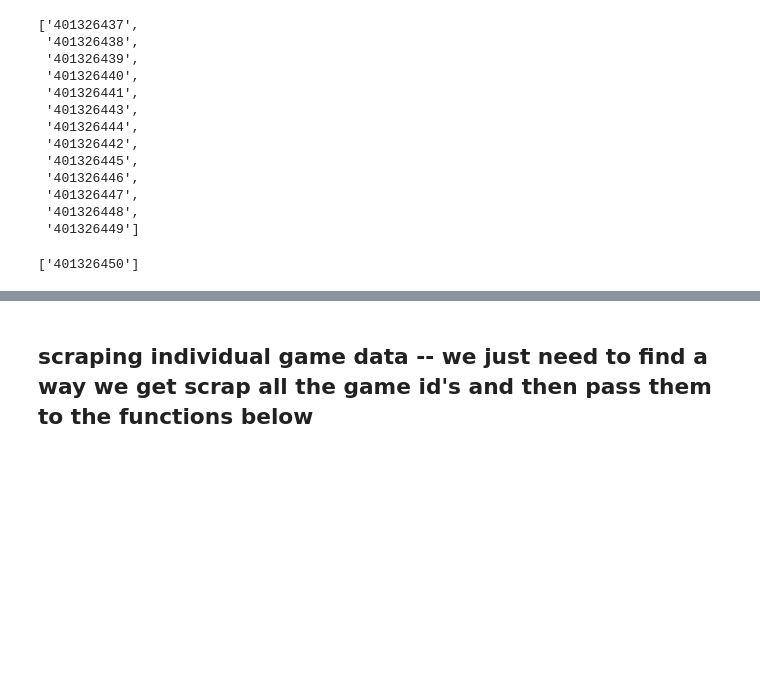
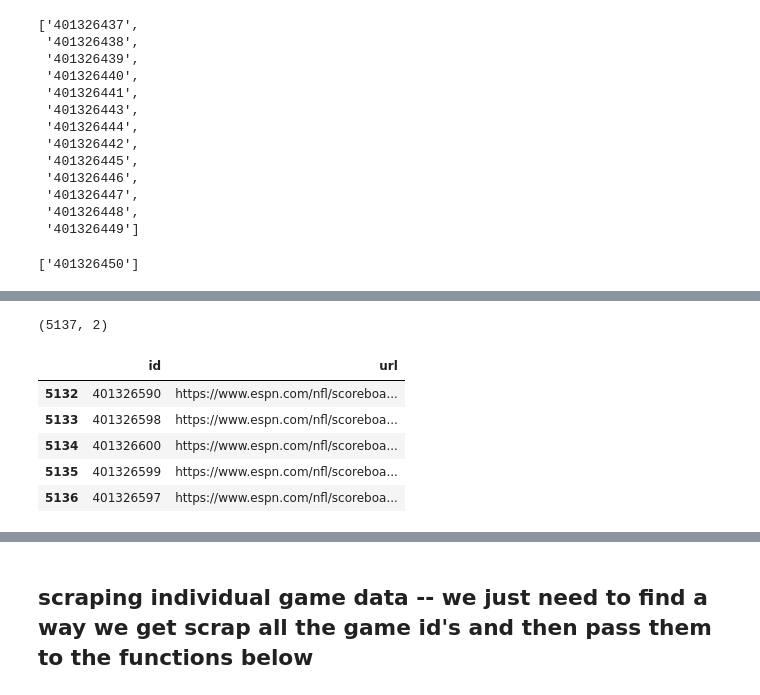
Before and after one commit to lawson-roberts/nfl_statistics, a Jupyter notebook: scrap_nfl_game_stats_explore.ipynb, the cells around one changed output, grey strips where cells are left out. Cells and saved outputs as stored; diff of their text form; code cells hidden in the pictures; blank space fills up the shorter version.

```diff
--- a/scrap_nfl_game_stats_explore.ipynb
+++ b/scrap_nfl_game_stats_explore.ipynb
@@ -38,3 +40,12 @@ import selenium
 driver_path = chromedriver_autoinstaller.install()
 driver = webdriver.Chrome(driver_path)
 driver.get('https://www.espn.com/nfl/scoreboard/_/week/8/year/2021/seasontype/2')
+# %%
+test = driver.find_elements_by_xpath('/html/body/div[1]/div/div/div/div[4]/div[3]/div/div[1]/div[1]/div/section')
+
+test_list = []
+for p in range(len(test)):
+    test_list.append(test[p].get_attribute("id"))
+
+test_list
+print(len(test_list))
@@ -41,11 +54,11 @@ driver.get('https://www.espn.com/nfl/scoreboard/_/week/8/year/2021/seasontype/2'
 # %%
-thursday = driver.find_elements_by_xpath('/html/body/div[1]/div/div/div/div[4]/div[3]/div/div[1]/div[1]/div/section[1]/div/section')
+first = driver.find_elements_by_xpath('/html/body/div[1]/div/div/div/div[4]/div[3]/div/div[1]/div[1]/div/section[1]/div/section')
 
-thursday_list = []
-for p in range(len(thursday)):
-    thursday_list.append(thursday[p].get_attribute("id"))
+first_list = []
+for p in range(len(first)):
+    first_list.append(first[p].get_attribute("id"))
 
-thursday_list
+first_list
 # %% [output]
 ['401326436']
 # %%
@@ -82,0 +189,11 @@ monday_list
+# %%
+print(game_id_df.shape)
+game_id_df.tail()
+# %% [output]
+(5137, 2)
+|  | id | url |
+| 5132 | 401326590 | https://www.espn.com/nfl/scoreboa... |
+| 5133 | 401326598 | https://www.espn.com/nfl/scoreboa... |
+| 5134 | 401326600 | https://www.espn.com/nfl/scoreboa... |
+| 5135 | 401326599 | https://www.espn.com/nfl/scoreboa... |
+| 5136 | 401326597 | https://www.espn.com/nfl/scoreboa... |
```
Also changed, not shown: parts of 17 cells of this notebook, 16 other files.
